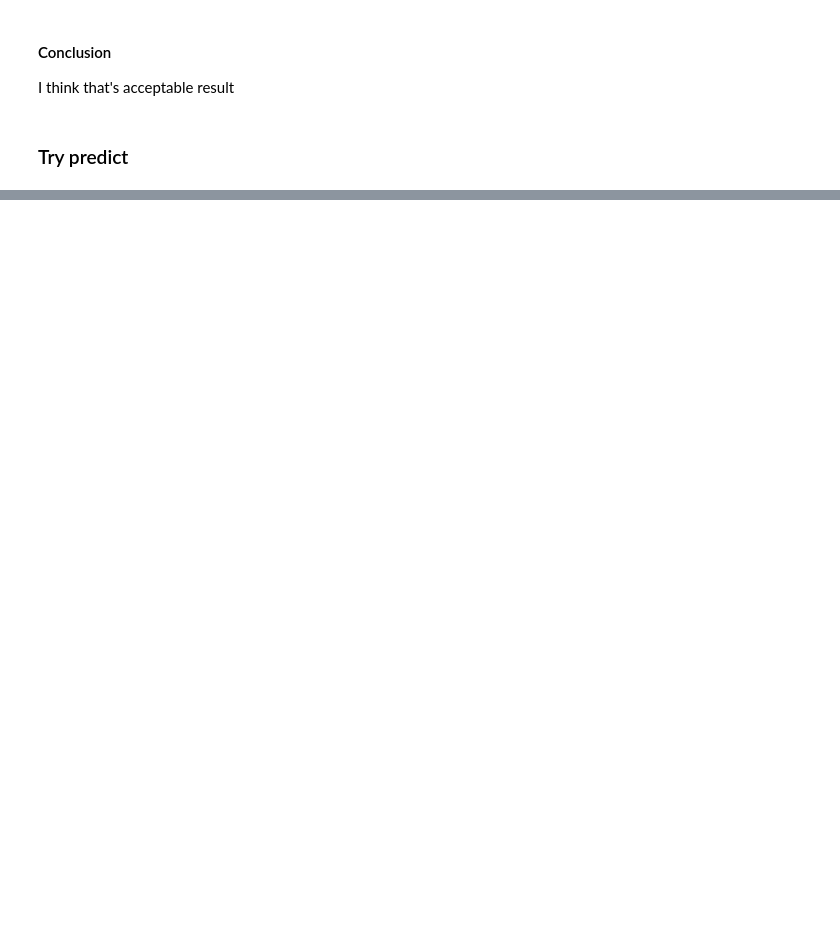
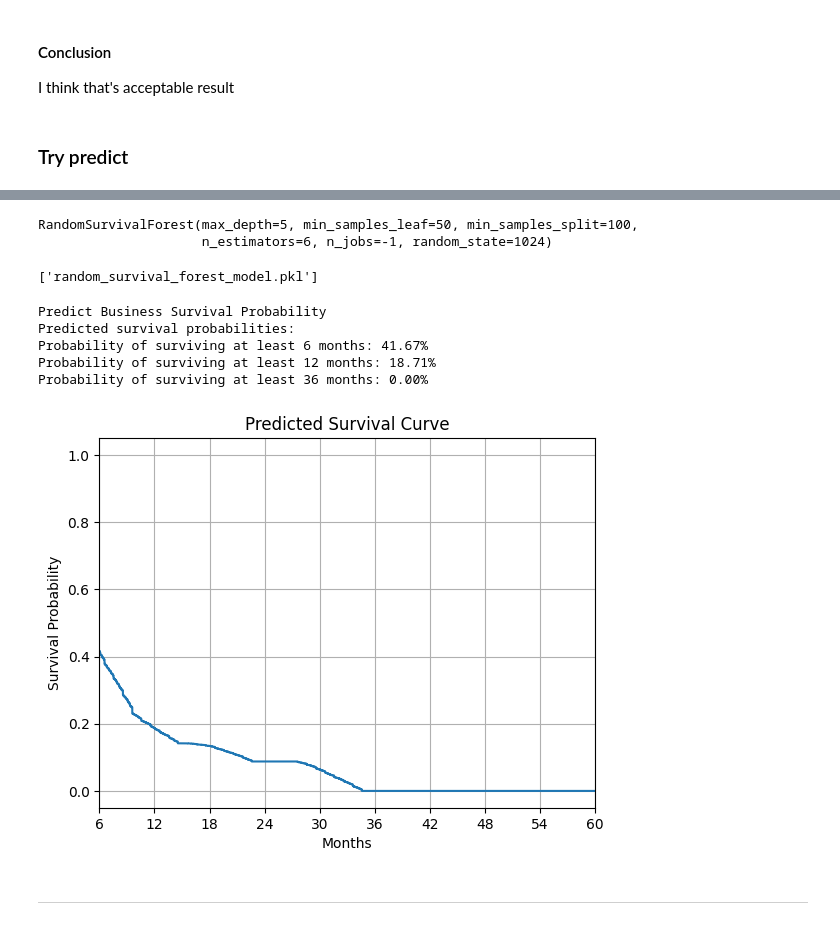
Before and after one commit to EricSJSU-DataScience/CS163_project, a Jupyter notebook: dataset_la_business_ml.ipynb, the cells around one changed output, grey strips where cells are left out. Saved outputs shown, nothing was run; the diff lists cells and outputs as text; code cells hidden in the pictures; blank space fills up the shorter version.

```diff
--- a/dataset_la_business_ml.ipynb
+++ b/dataset_la_business_ml.ipynb
@@ -722,0 +844,24 @@ change predictor n step ahead to learn depedency
+# %%
+# Step 2: Prepare Features and Survival Labels
+X = df[['Start_Year', 'Start_Month', 'Council_District', 'NAICS_Code']]
+y = Surv.from_arrays(event=df['event'], time=df['duration'])
+
+# Step 3: Train/Test Split
+X_train, X_test, y_train, y_test = train_test_split(X, y, test_size=0.2, random_state=1024)
+# %%
+# Step 4: RSF Model
+rsf = RandomSurvivalForest(
+    n_estimators=6,
+    max_depth=5,
+    min_samples_split=100,
+    min_samples_leaf=50,
+    max_features="sqrt",
+    n_jobs=-1,
+    random_state=1024
+)
+# %%
+# fit model
+rsf.fit(X_train, y_train)
+# %% [output]
+RandomSurvivalForest(max_depth=5, min_samples_leaf=50, min_samples_split=100,
+                     n_estimators=6, n_jobs=-1, random_state=1024)
@@ -722,0 +871,6 @@ change predictor n step ahead to learn depedency
+# %%
+import joblib
+
+joblib.dump(rsf, "random_survival_forest_model.pkl")
+# %% [output]
+['random_survival_forest_model.pkl']
@@ -722,0 +930,12 @@ change predictor n step ahead to learn depedency
+# %%
+interactive_prediction()
+# %% [output]
+Predict Business Survival Probability
+Predicted survival probabilities:
+Probability of surviving at least 6 months: 41.67%
+Probability of surviving at least 12 months: 18.71%
+Probability of surviving at least 36 months: 0.00%
+[figure, added]
+# %% [markdown]
+##
+---
```
Also changed, not shown: parts of 29 cells of this notebook, 2 other files.
